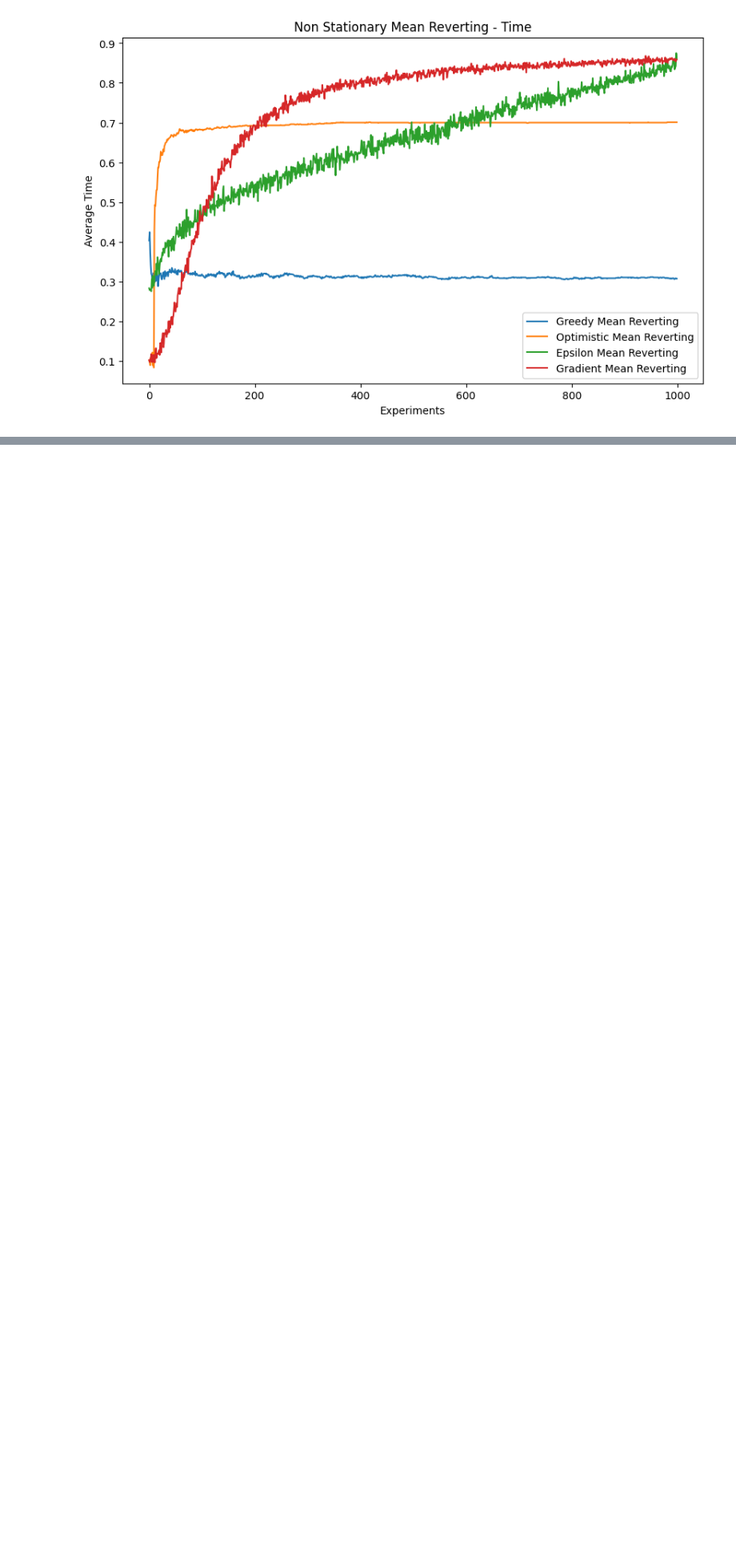
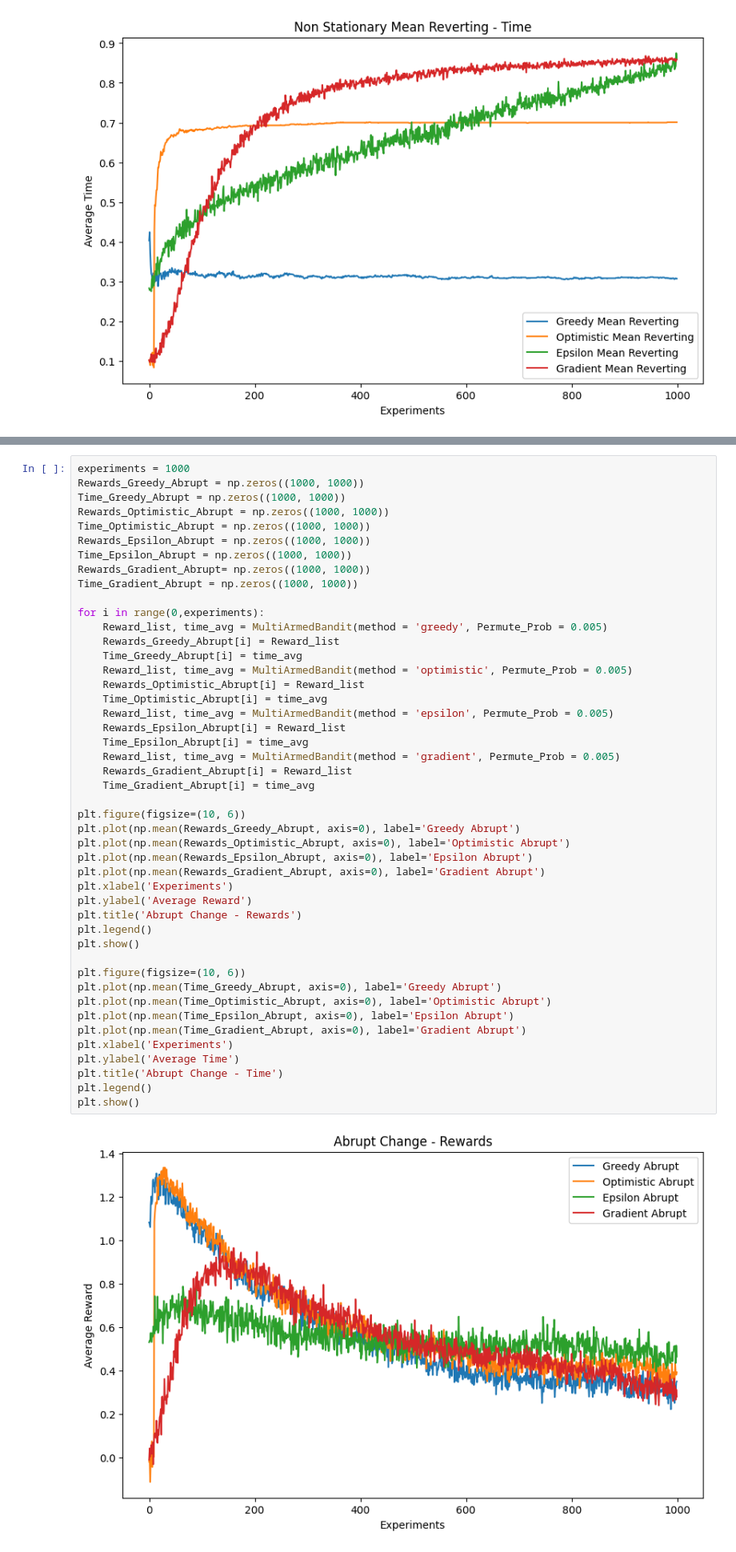
Before and after one commit to Mausoleoo/Multi-Armed-Bandit-Algorithm, a Jupyter notebook: Bandit Learning.ipynb, the cells around one changed output, grey strips where cells are left out. Shown at 80% size. Drawn from its saved outputs; the diff is of its cells as text; blank space fills up the shorter version.

Commit message:
Part 2.2 Abrupt change DONE

```diff
--- a/Bandit Learning.ipynb
+++ b/Bandit Learning.ipynb
@@ -367,0 +396,48 @@ plt.show()
+# %%
+experiments = 1000
+Rewards_Greedy_Abrupt = np.zeros((1000, 1000))
+Time_Greedy_Abrupt = np.zeros((1000, 1000))
+Rewards_Optimistic_Abrupt = np.zeros((1000, 1000))
+Time_Optimistic_Abrupt = np.zeros((1000, 1000))
+Rewards_Epsilon_Abrupt = np.zeros((1000, 1000))
+Time_Epsilon_Abrupt = np.zeros((1000, 1000))
+Rewards_Gradient_Abrupt= np.zeros((1000, 1000))
+Time_Gradient_Abrupt = np.zeros((1000, 1000))
+
+for i in range(0,experiments):
+    Reward_list, time_avg = MultiArmedBandit(method = 'greedy', Permute_Prob = 0.005)
+    Rewards_Greedy_Abrupt[i] = Reward_list
+    Time_Greedy_Abrupt[i] = time_avg
+    Reward_list, time_avg = MultiArmedBandit(method = 'optimistic', Permute_Prob = 0.005)
+    Rewards_Optimistic_Abrupt[i] = Reward_list
+    Time_Optimistic_Abrupt[i] = time_avg
+    Reward_list, time_avg = MultiArmedBandit(method = 'epsilon', Permute_Prob = 0.005)
+    Rewards_Epsilon_Abrupt[i] = Reward_list
+    Time_Epsilon_Abrupt[i] = time_avg
+    Reward_list, time_avg = MultiArmedBandit(method = 'gradient', Permute_Prob = 0.005)
+    Rewards_Gradient_Abrupt[i] = Reward_list
+    Time_Gradient_Abrupt[i] = time_avg
+
+plt.figure(figsize=(10, 6))
+plt.plot(np.mean(Rewards_Greedy_Abrupt, axis=0), label='Greedy Abrupt')
+plt.plot(np.mean(Rewards_Optimistic_Abrupt, axis=0), label='Optimistic Abrupt')
+plt.plot(np.mean(Rewards_Epsilon_Abrupt, axis=0), label='Epsilon Abrupt')
+plt.plot(np.mean(Rewards_Gradient_Abrupt, axis=0), label='Gradient Abrupt')
+plt.xlabel('Experiments')
+plt.ylabel('Average Reward')
+plt.title('Abrupt Change - Rewards')
+plt.legend()
+plt.show()
+
+plt.figure(figsize=(10, 6))
+plt.plot(np.mean(Time_Greedy_Abrupt, axis=0), label='Greedy Abrupt')
+plt.plot(np.mean(Time_Optimistic_Abrupt, axis=0), label='Optimistic Abrupt')
+plt.plot(np.mean(Time_Epsilon_Abrupt, axis=0), label='Epsilon Abrupt')
+plt.plot(np.mean(Time_Gradient_Abrupt, axis=0), label='Gradient Abrupt')
+plt.xlabel('Experiments')
+plt.ylabel('Average Time')
+plt.title('Abrupt Change - Time')
+plt.legend()
+plt.show()
+# %% [output]
+[figure, added]
```
Also changed, not shown: parts of 4 cells of this notebook.
